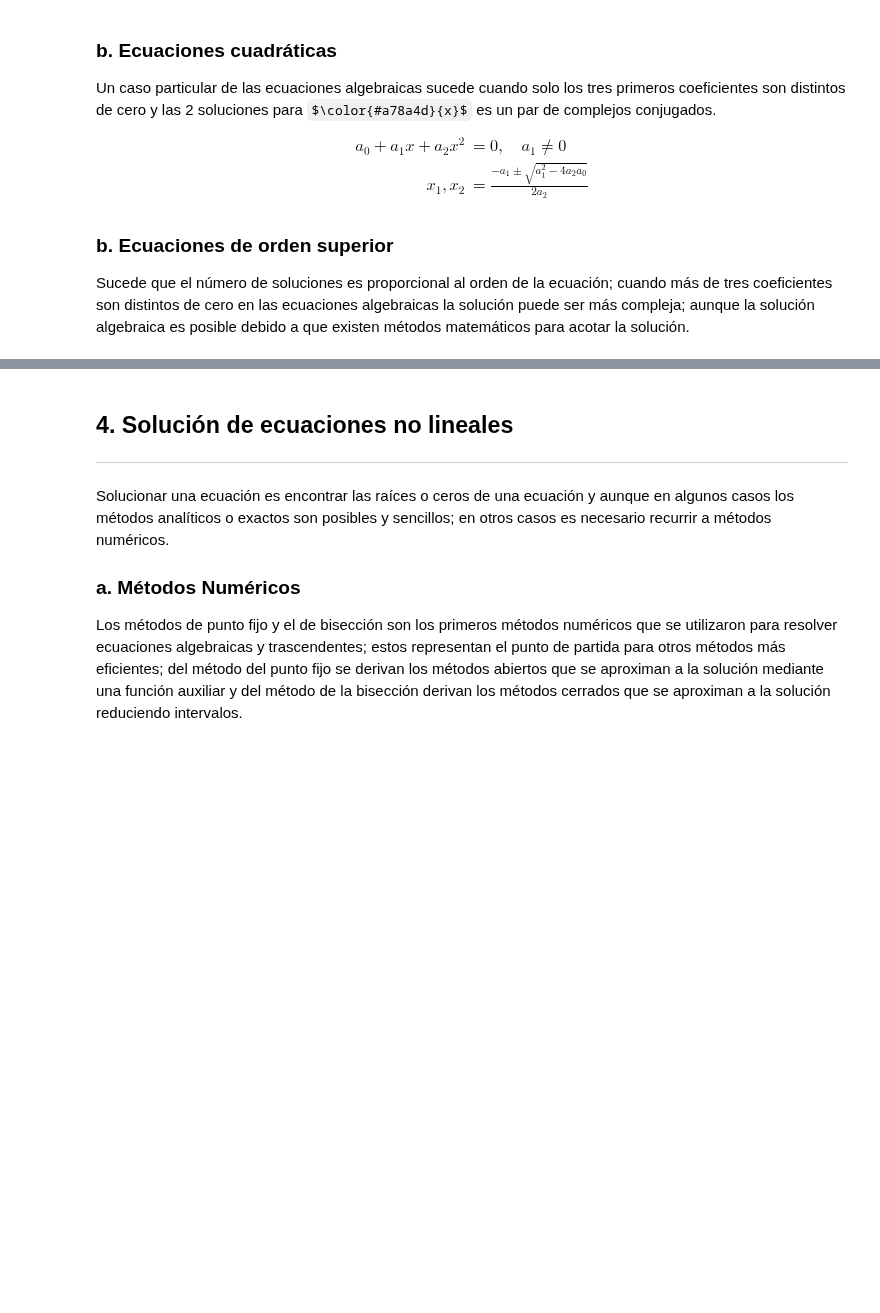
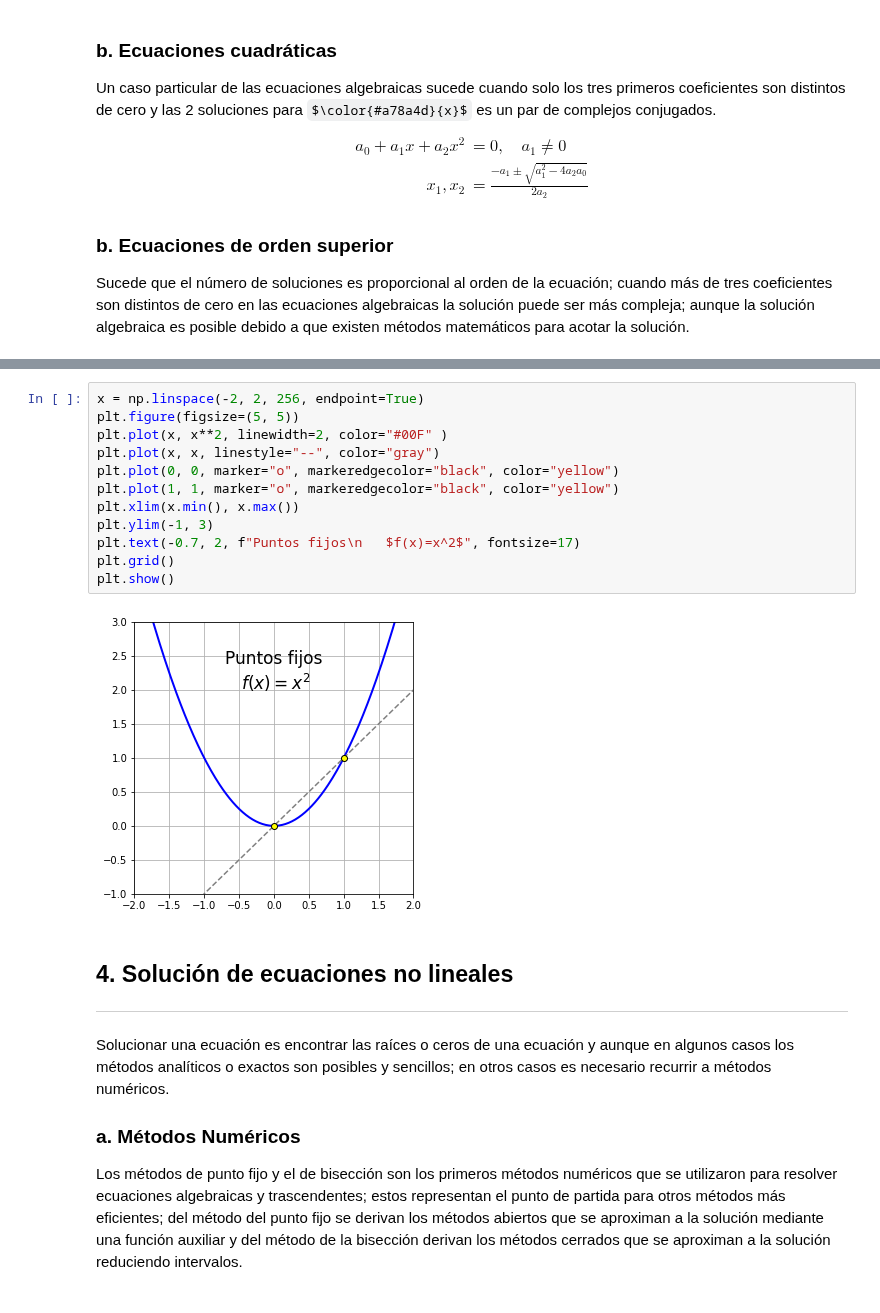
Before and after one commit to GiancarloBenavides/Metodos-Numericos, a Jupyter notebook: Jupyter/21_Ecuaciones.ipynb, the cells around one changed output, grey strips where cells are left out. Saved outputs shown, nothing was run; the diff lists cells and outputs as text; some formulas as TeX source; blank space fills up the shorter version.

```diff
--- a/Jupyter/21_Ecuaciones.ipynb
+++ b/Jupyter/21_Ecuaciones.ipynb
@@ -184,3 +186,17 @@ En matemáticas, un punto fijo de una función real es un punto cuya imagen prod
+# %%
+x = np.linspace(-2, 2, 256, endpoint=True)
+plt.figure(figsize=(5, 5))
+plt.plot(x, x**2, linewidth=2, color="#00F" )
+plt.plot(x, x, linestyle="--", color="gray")
+plt.plot(0, 0, marker="o", markeredgecolor="black", color="yellow")
+plt.plot(1, 1, marker="o", markeredgecolor="black", color="yellow")
+plt.xlim(x.min(), x.max())
+plt.ylim(-1, 3)
+plt.text(-0.7, 2, f"Puntos fijos\n   $f(x)=x^2$", fontsize=17)
+plt.grid()
+plt.show()
+# %% [output]
+[figure, added]
 # %% [markdown]
 ## 4. Solución de ecuaciones no lineales
 ---
```
Also changed, not shown: parts of 5 cells of this notebook, 3 other files.
